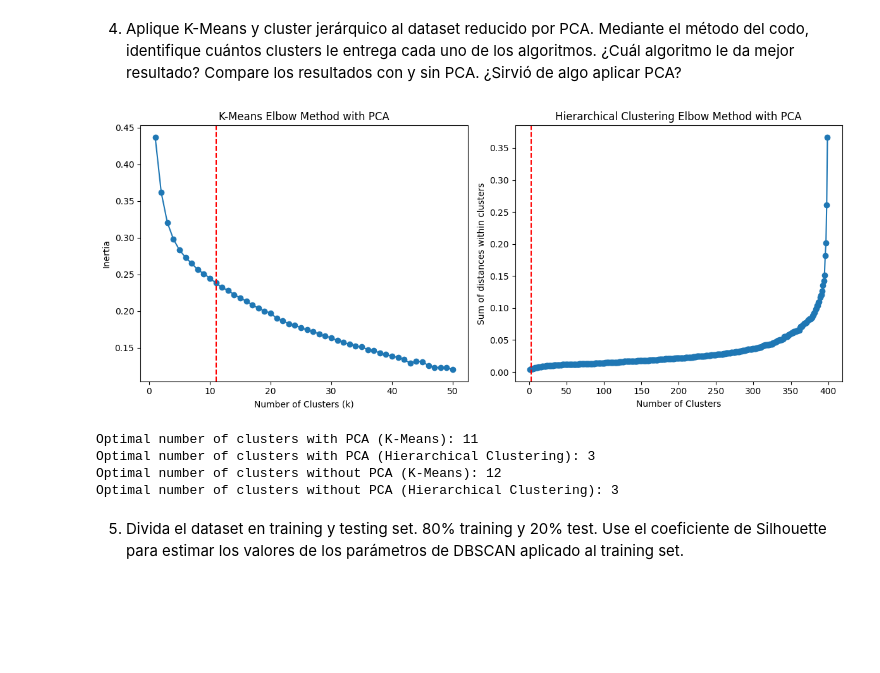
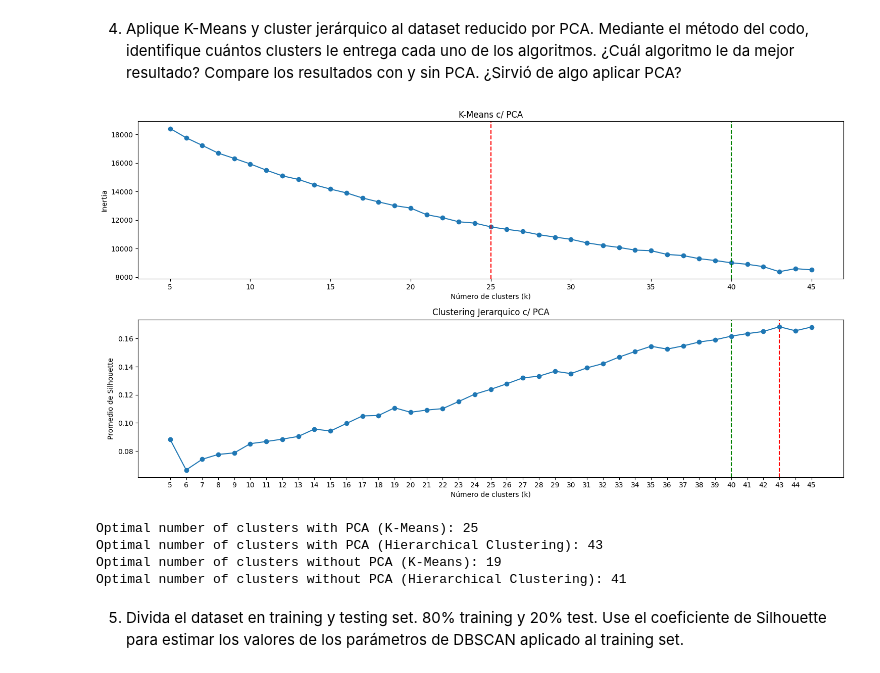
Before and after one commit to ElKroko/tarea-IA, a Jupyter notebook: 3. Olivetti Faces.ipynb, the cells around one changed output. Cells and saved outputs as stored; diff of their text form; code cells hidden in the pictures; blank space fills up the shorter version.

```diff
--- a/3. Olivetti Faces.ipynb
+++ b/3. Olivetti Faces.ipynb
@@ -11,5 +11,5 @@ import matplotlib.pyplot as plt
 import seaborn as sns
 # %%
 from sklearn.datasets import fetch_olivetti_faces
-data, targets = fetch_olivetti_faces(return_X_y=True)
+data_scaled, targets = fetch_olivetti_faces(return_X_y=True)
 # %%
@@ -59,21 +59,17 @@ Requirement already satisfied: scipy>=1.0.0 in c:\users\n3mes\miniconda3\envs\da
 Note: you may need to restart the kernel to use updated packages.
 # %%
 from sklearn.cluster import KMeans
-from scipy.cluster.hierarchy import dendrogram, linkage
 from kneed import KneeLocator
-
-# Convert the data to float and scale it to [0, 1] range (important for image data)
-data_scaled = data.astype('float32') / 255.0
 
 # Elbow method para K-Means
 inertia_values_no_pca = []
-max_clusters = 50  # Maximum number of clusters to try
+max_clusters = 41  # Maximum number of clusters to try
 
 # K-Means sin PCA
 inertia_values_no_pca = []
-for k in range(1, max_clusters + 1):
+for k in range(5, max_clusters + 1):
     kmeans = KMeans(n_clusters=k, random_state=42)
     kmeans.fit(data_scaled)
     inertia_values_no_pca.append(kmeans.inertia_)
 
-KL_KMeans_no_pca = KneeLocator(range(1,max_clusters + 1), inertia_values_no_pca, curve='convex', direction='decreasing')
+KL_KMeans_no_pca = KneeLocator(range(5,max_clusters + 1), inertia_values_no_pca, curve='convex', direction='decreasing')
@@ -204,33 +232,37 @@ optimal_clusters_pca = kneedle_pca.elbow
 # %%
 # Graficamos los resultados para ambos algoritmos con PCA
-plt.figure(figsize=(12, 5))
-plt.subplot(1, 2, 1)
-plt.plot(range(1, max_clusters + 1), inertia_values_pca, marker='o')
+plt.figure(figsize=(15, 8))
+plt.subplot(2, 1, 1)
+plt.plot(range(5, max_k + 1), inertia_values_pca, marker='o')
 plt.axvline(x=KL_KMeans_pca.elbow, color='red', linestyle='--', label='Optimal Clusters')
-plt.xlabel('Number of Clusters (k)')
+plt.axvline(x=40, color='green', linestyle='--', label='Clusters Reales')
+plt.xlabel('Número de clusters (k)')
 plt.ylabel('Inertia')
-plt.title('K-Means Elbow Method with PCA')
+plt.title('K-Means c/ PCA')
 
-plt.subplot(1, 2, 2)
-plt.plot(range(1, len(distances_pca) + 1), distances_pca, marker='o')
+plt.subplot(2, 1, 2)
 plt.axvline(x=optimal_clusters_pca, color='red', linestyle='--', label='Optimal Clusters')
-plt.xlabel('Number of Clusters')
-plt.ylabel('Sum of distances within clusters')
-plt.title('Hierarchical Clustering Elbow Method with PCA')
+plt.axvline(x=40, color='green', linestyle='--', label='Clusters Reales')
+# estas lineas son el grafico de SSE vs K
+plt.plot(range(5, max_k + 1), silhouette_coefficients_pca, marker='o')
+plt.xticks(range(5, max_k + 1))
+plt.xlabel("Número de clusters (k)")
+plt.ylabel("Promedio de Silhouette")
+plt.title('Clustering Jerarquico c/ PCA')
 
 plt.tight_layout()
 plt.show()
 
 print(f"Optimal number of clusters with PCA (K-Means): {KL_KMeans_pca.elbow}")
 print(f"Optimal number of clusters with PCA (Hierarchical Clustering): {optimal_clusters_pca}")
 print(f"Optimal number of clusters without PCA (K-Means): {KL_KMeans_no_pca.elbow}")
 print(f"Optimal number of clusters without PCA (Hierarchical Clustering): {optimal_clusters_no_pca}")
 # %% [output]
-[figure, old version]
+[figure, new version]
-Optimal number of clusters with PCA (K-Means): 11
-Optimal number of clusters with PCA (Hierarchical Clustering): 3
-Optimal number of clusters without PCA (K-Means): 12
-Optimal number of clusters without PCA (Hierarchical Clustering): 3
+Optimal number of clusters with PCA (K-Means): 25
+Optimal number of clusters with PCA (Hierarchical Clustering): 43
+Optimal number of clusters without PCA (K-Means): 19
+Optimal number of clusters without PCA (Hierarchical Clustering): 41
 # %% [markdown]
 
 5. Divida el dataset en training y testing set. 80% training y 20% test. Use el coeficiente de Silhouette para estimar los valores de los parámetros de DBSCAN aplicado al training set.
```
Also changed, not shown: parts of 12 cells of this notebook.
